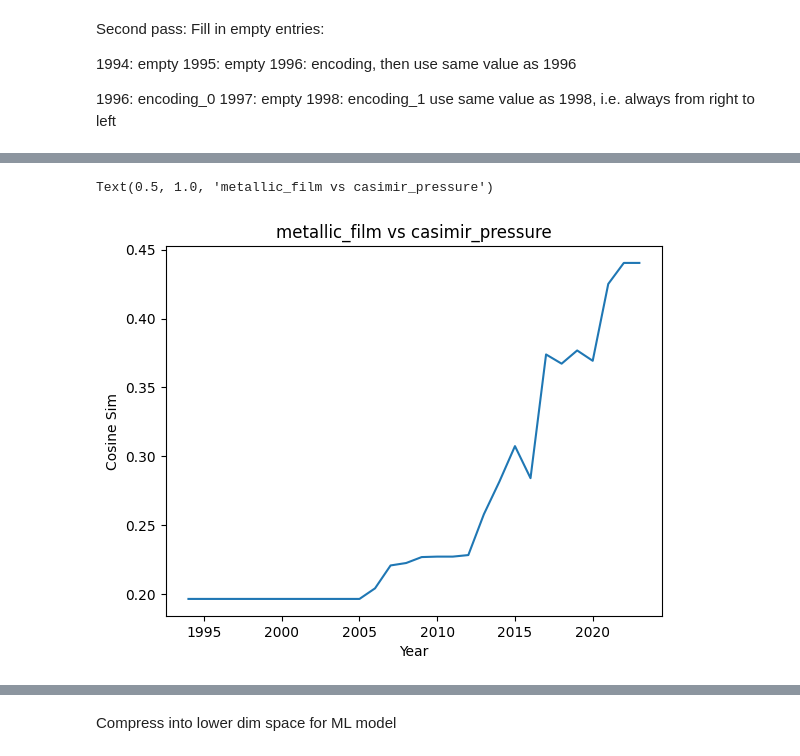
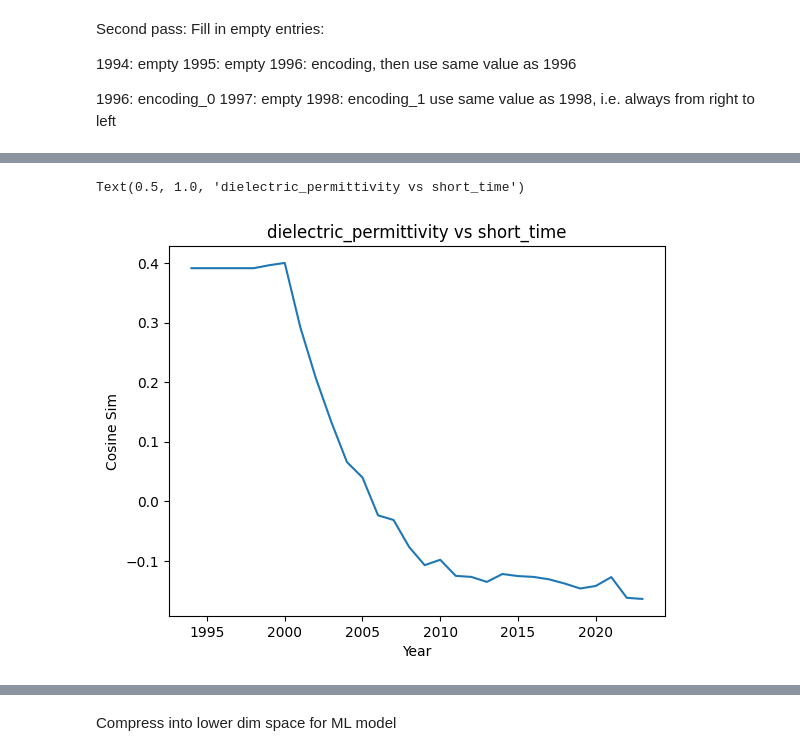
Before and after one commit to FelixFrohnertDB/arxiv_nlp, a Jupyter notebook: 5_n_word2vec.ipynb, the cells around one changed output, grey strips where cells are left out. Saved outputs shown, nothing was run; the diff lists cells and outputs as text; code cells hidden in the pictures.

```diff
--- a/5_n_word2vec.ipynb
+++ b/5_n_word2vec.ipynb
@@ -187,34 +188,34 @@ np.unique(len_new_arr,return_counts=True)
 # %%
 
 found = False
 a_arr = []
 while not found:
     c1=np.random.choice(concept_inx_arr)
     c2=np.random.choice(concept_inx_arr)
 
     zx_d = c_dict[c1]
     su_d = c_dict[c2]
 
     track_vec_bell_inequality = np.array([zx_d[i] for i in np.unique(year_arr)])
     track_vec_schroding_equation = np.array([su_d[i] for i in np.unique(year_arr)])
 
     def similarity_cosine(vec1, vec2):
         cosine_similarity = np.dot(vec1, vec2)/(np.linalg.norm(vec1)* np.linalg.norm(vec2))
         return cosine_similarity
 
     a = [similarity_cosine(v1, v2) for (v1,v2) in zip(track_vec_bell_inequality,track_vec_schroding_equation)]
 
     a_arr .append(a)
-    if a[-1]>0.3:
+    if (a[-1]-a[0])<-0.3:
         found = True
 
 plt.plot(np.unique(year_arr),a)
 plt.ylabel("Cosine Sim")
 plt.xlabel("Year")
 plt.title(c1 + " vs "+c2)
 # %% [output]
-Text(0.5, 1.0, 'metallic_film vs casimir_pressure')
+Text(0.5, 1.0, 'dielectric_permittivity vs short_time')
-[figure, old version]
+[figure, new version]
 # %%
 plt.plot(np.array(a_arr).T)
 np.mean(np.array(a_arr),axis=-1)
```
Also changed, not shown: parts of 11 cells of this notebook, 5 other files.
